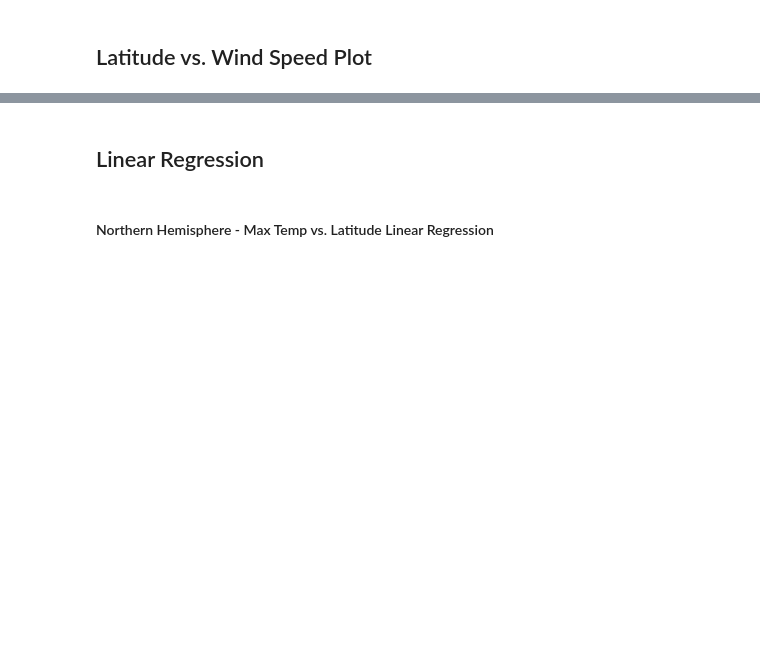
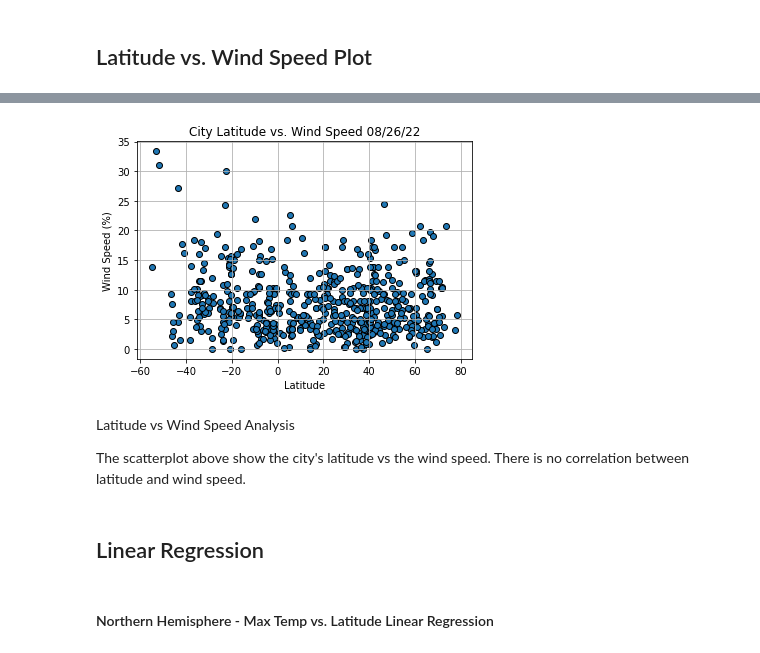
Before and after one commit to djdolejsi/python-api-challenge, a Jupyter notebook: WeatherPy/WeatherPy.ipynb, the cells around one changed output, grey strips where cells are left out. Drawn from its saved outputs; the diff is of its cells as text; code cells hidden in the pictures; blank space fills up the shorter version.

```diff
--- a/WeatherPy/WeatherPy.ipynb
+++ b/WeatherPy/WeatherPy.ipynb
@@ -211,2 +251,20 @@ todaysdate
+# %%
+# Create a scatterplot for Lat vs. Wind Speed
+plt.scatter(weather_df["Lat"], weather_df["Wind Speed"], edgecolor="black")
+plt.title(f"City Latitude vs. Wind Speed {todaysdate}")
+plt.xlabel("Latitude")
+plt.ylabel("Wind Speed (%)")
+plt.grid()
+
+#Save scatterplot as a png
+plt.savefig("../Images/City Latitude vs. Wind Speed.png")
+
+plt.show()
+# %% [output]
+[figure, added]
+# %% [markdown]
+Latitude vs Wind Speed Analysis
+
+The scatterplot above show the city's latitude vs the wind speed. There is no correlation between latitude and wind speed.
 # %% [markdown]
 ## Linear Regression
```
Also changed, not shown: parts of 43 cells of this notebook, 13 other files.
